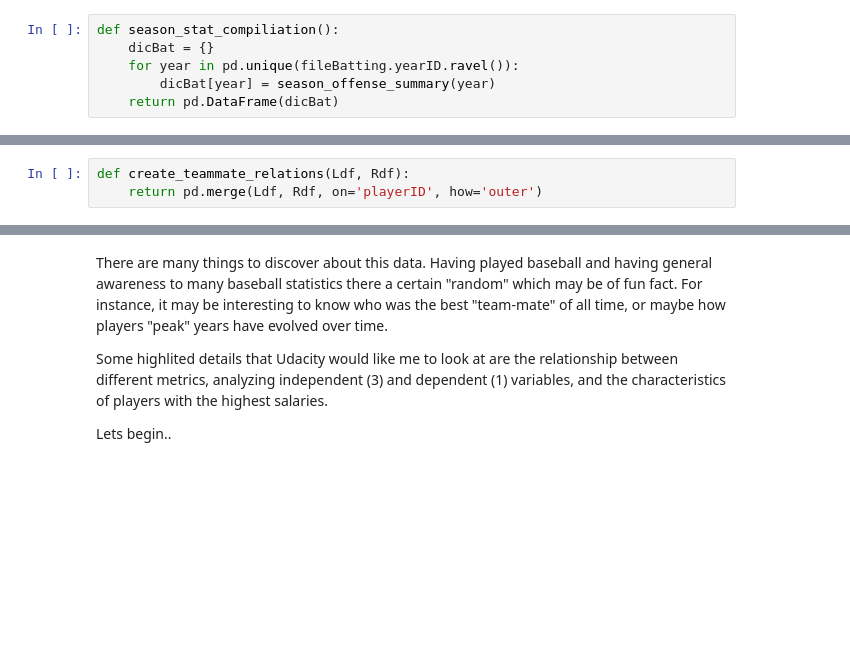
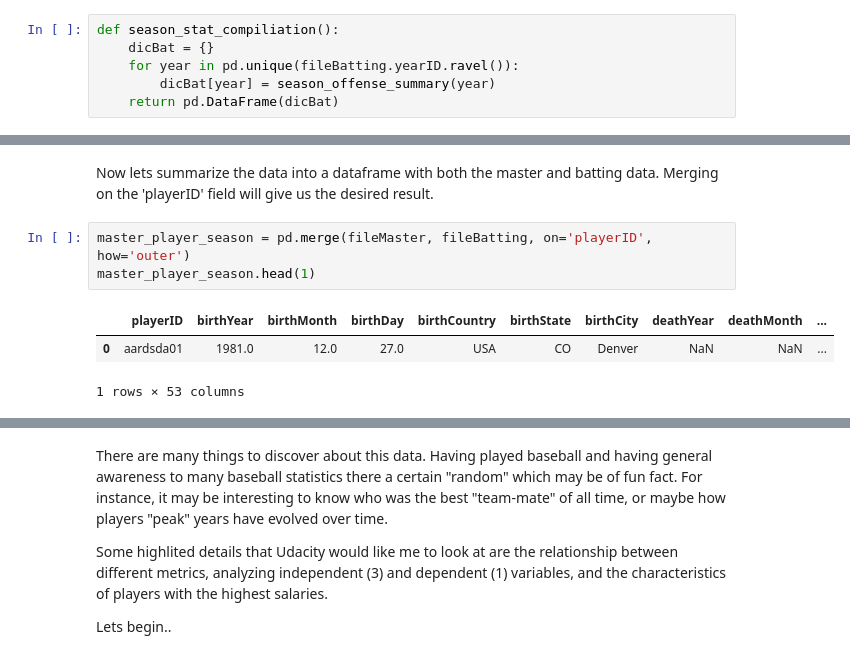
Before and after one commit to garrettbusch15/P2-Baseball-Analysis-Project, a Jupyter notebook: P2 Project Baseball.ipynb, the cells around one changed output, grey strips where cells are left out. Cells and saved outputs as stored; diff of their text form; blank space fills up the shorter version.

```diff
--- a/P2 Project Baseball.ipynb
+++ b/P2 Project Baseball.ipynb
@@ -142,3 +238,9 @@ def team_offense_summary(year, team):
+# %% [markdown]
+Now lets summarize the data into a dataframe with both the master and batting data. Merging on the 'playerID' field will give us the desired result.
 # %%
-def create_teammate_relations(Ldf, Rdf):
-    return pd.merge(Ldf, Rdf, on='playerID', how='outer')
+master_player_season = pd.merge(fileMaster, fileBatting, on='playerID', how='outer')
+master_player_season.head(1)
+# %% [output]
+|  | playerID | birthYear | birthMonth | birthDay | birthCountry | birthState | birthCity | deathYear | deathMonth | ... |
+| 0 | aardsda01 | 1981.0 | 12.0 | 27.0 | USA | CO | Denver | NaN | NaN | ... |
+1 rows × 53 columns
```
Also changed, not shown: parts of 73 cells of this notebook.
